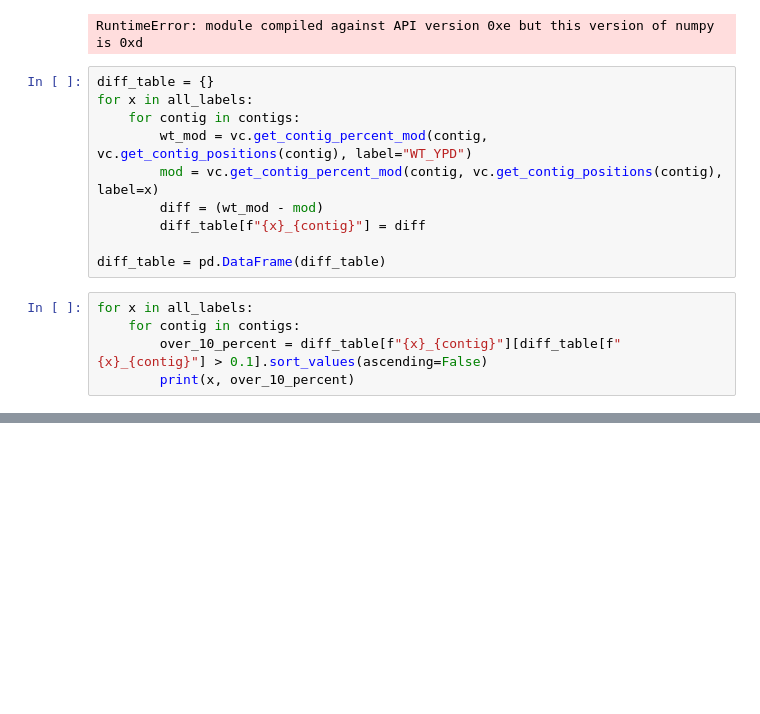
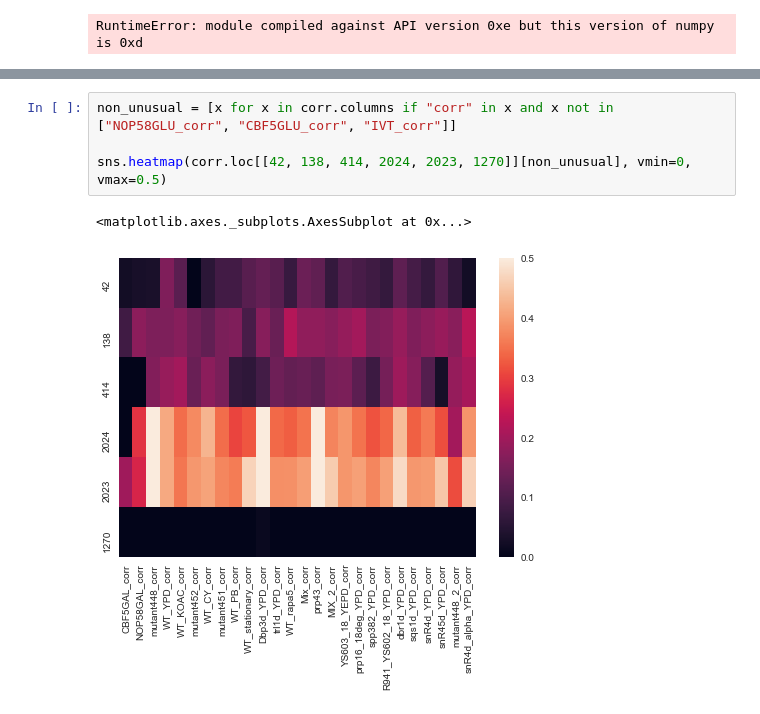
Before and after one commit to adbailey4/yeast_rrna_modification_detection, a Jupyter notebook: notebooks/wild_type_and_environment_conditions.ipynb, the cells around one changed output, grey strips where cells are left out. Drawn from its saved outputs; the diff is of its cells as text; blank space fills up the shorter version.

```diff
--- a/notebooks/wild_type_and_environment_conditions.ipynb
+++ b/notebooks/wild_type_and_environment_conditions.ipynb
@@ -97,18 +97,3 @@ RuntimeError: module compiled against API version 0xe but this version of numpy
 [interactive output not drawn]
 [interactive output not drawn]
 RuntimeError: module compiled against API version 0xe but this version of numpy is 0xd
-# %%
-diff_table = {}
-for x in all_labels:
-    for contig in contigs:
-        wt_mod = vc.get_contig_percent_mod(contig, vc.get_contig_positions(contig), label="WT_YPD")
-        mod = vc.get_contig_percent_mod(contig, vc.get_contig_positions(contig), label=x)
-        diff = (wt_mod - mod)
-        diff_table[f"{x}_{contig}"] = diff
-
-diff_table = pd.DataFrame(diff_table)
-# %%
-for x in all_labels:
-    for contig in contigs:
-        over_10_percent = diff_table[f"{x}_{contig}"][diff_table[f"{x}_{contig}"] > 0.1].sort_values(ascending=False)
-        print(x, over_10_percent)
@@ -172,0 +156,7 @@ for i in range(len(corr)):
+# %%
+non_unusual = [x for x in corr.columns if "corr" in x and x not in ["NOP58GLU_corr", "CBF5GLU_corr", "IVT_corr"]]
+
+sns.heatmap(corr.loc[[42, 138, 414, 2024, 2023, 1270]][non_unusual], vmin=0, vmax=0.5)
+# %% [output]
+<matplotlib.axes._subplots.AxesSubplot at 0x...>
+[figure, added]
```
Also changed, not shown: parts of 10 cells of this notebook, 7 other files.
